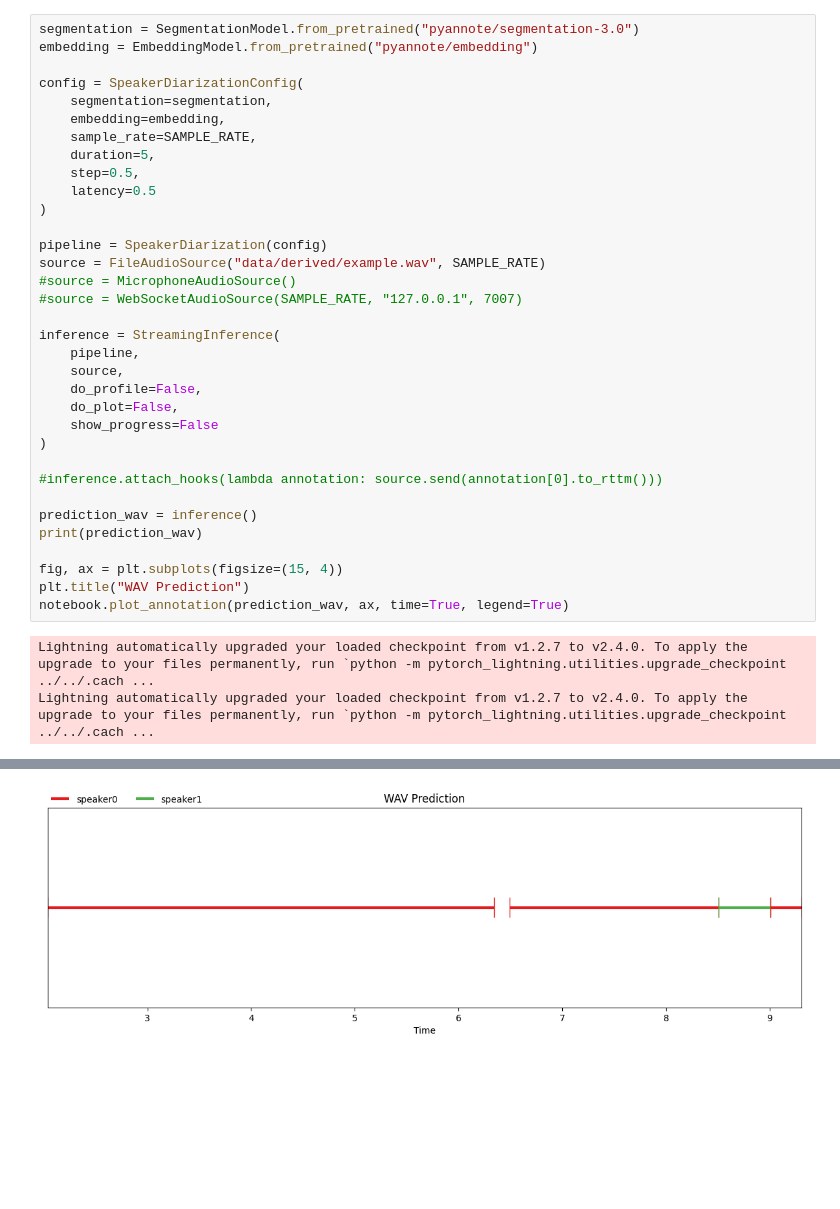
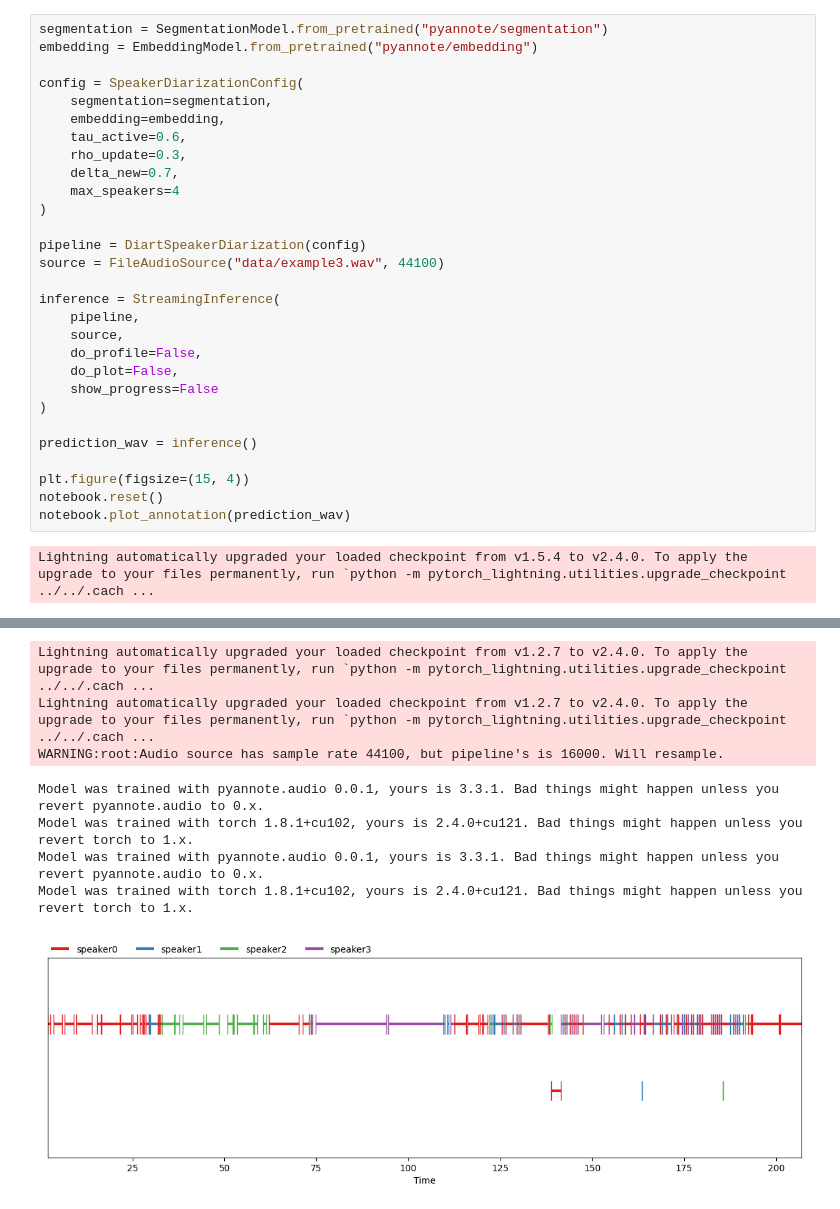
Before and after one commit to jottemka/ds-capstone-speakequal, a Jupyter notebook: cr_speak_equal.ipynb, the cells around one changed output, grey strips where cells are left out. Drawn from its saved outputs; the diff is of its cells as text; blank space fills up the shorter version.

```diff
--- a/cr_speak_equal.ipynb
+++ b/cr_speak_equal.ipynb
@@ -21,20 +31,18 @@ login(HUGGING_FACE_TOKEN)
 # %%
-segmentation = SegmentationModel.from_pretrained("pyannote/segmentation-3.0")
+segmentation = SegmentationModel.from_pretrained("pyannote/segmentation")
 embedding = EmbeddingModel.from_pretrained("pyannote/embedding")
 
 config = SpeakerDiarizationConfig(
     segmentation=segmentation,
     embedding=embedding,
-    sample_rate=SAMPLE_RATE,
-    duration=5,
-    step=0.5,
-    latency=0.5
+    tau_active=0.6,
+    rho_update=0.3,
+    delta_new=0.7,
+    max_speakers=4
 )
 
-pipeline = SpeakerDiarization(config)
-source = FileAudioSource("data/derived/example.wav", SAMPLE_RATE)
-#source = MicrophoneAudioSource()
-#source = WebSocketAudioSource(SAMPLE_RATE, "127.0.0.1", 7007)
+pipeline = DiartSpeakerDiarization(config)
+source = FileAudioSource("data/example3.wav", 44100)
 
 inference = StreamingInference(
     pipeline,
@@ -44,15 +52,11 @@ inference = StreamingInference(
     show_progress=False
 )
 
-#inference.attach_hooks(lambda annotation: source.send(annotation[0].to_rttm()))
+prediction_wav = inference()
 
-prediction_wav = inference()
-print(prediction_wav)
-
-fig, ax = plt.subplots(figsize=(15, 4))
-plt.title("WAV Prediction")
-notebook.plot_annotation(prediction_wav, ax, time=True, legend=True)
+plt.figure(figsize=(15, 4))
+notebook.reset()
+notebook.plot_annotation(prediction_wav)
 # %% [output]
-Lightning automatically upgraded your loaded checkpoint from v1.2.7 to v2.4.0. To apply the upgrade to your files permanently, run `python -m pytorch_lightning.utilities.upgrade_checkpoint ../../.cach ...
-Lightning automatically upgraded your loaded checkpoint from v1.2.7 to v2.4.0. To apply the upgrade to your files permanently, run `python -m pytorch_lightning.utilities.upgrade_checkpoint ../../.cach ...
+Lightning automatically upgraded your loaded checkpoint from v1.5.4 to v2.4.0. To apply the upgrade to your files permanently, run `python -m pytorch_lightning.utilities.upgrade_checkpoint ../../.cach ...
 Model was trained with pyannote.audio 0.0.1, yours is 3.3.1. Bad things might happen unless you revert pyannote.audio to 0.x.
@@ -78,2 +64,9 @@ Model was trained with torch 1.8.1+cu102, yours is 2.4.0+cu121. Bad things might
+Lightning automatically upgraded your loaded checkpoint from v1.2.7 to v2.4.0. To apply the upgrade to your files permanently, run `python -m pytorch_lightning.utilities.upgrade_checkpoint ../../.cach ...
+Lightning automatically upgraded your loaded checkpoint from v1.2.7 to v2.4.0. To apply the upgrade to your files permanently, run `python -m pytorch_lightning.utilities.upgrade_checkpoint ../../.cach ...
+WARNING:root:Audio source has sample rate 44100, but pipeline's is 16000. Will resample.
+Model was trained with pyannote.audio 0.0.1, yours is 3.3.1. Bad things might happen unless you revert pyannote.audio to 0.x.
+Model was trained with torch 1.8.1+cu102, yours is 2.4.0+cu121. Bad things might happen unless you revert torch to 1.x.
+Model was trained with pyannote.audio 0.0.1, yours is 3.3.1. Bad things might happen unless you revert pyannote.audio to 0.x.
+Model was trained with torch 1.8.1+cu102, yours is 2.4.0+cu121. Bad things might happen unless you revert torch to 1.x.
-[figure, old version]
+[figure, new version]
 # %%
```
Also changed, not shown: parts of 6 cells of this notebook, 5 other files.
